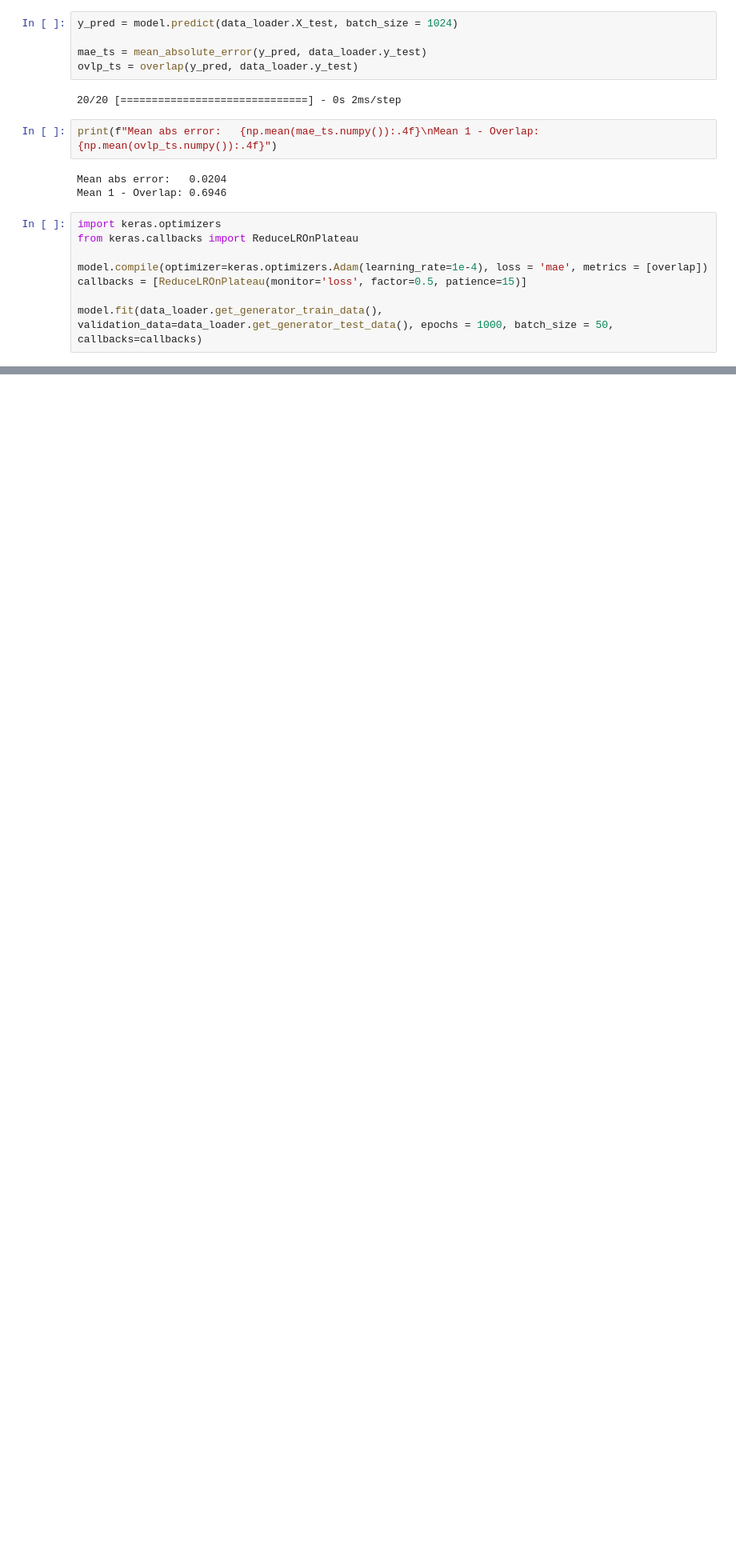
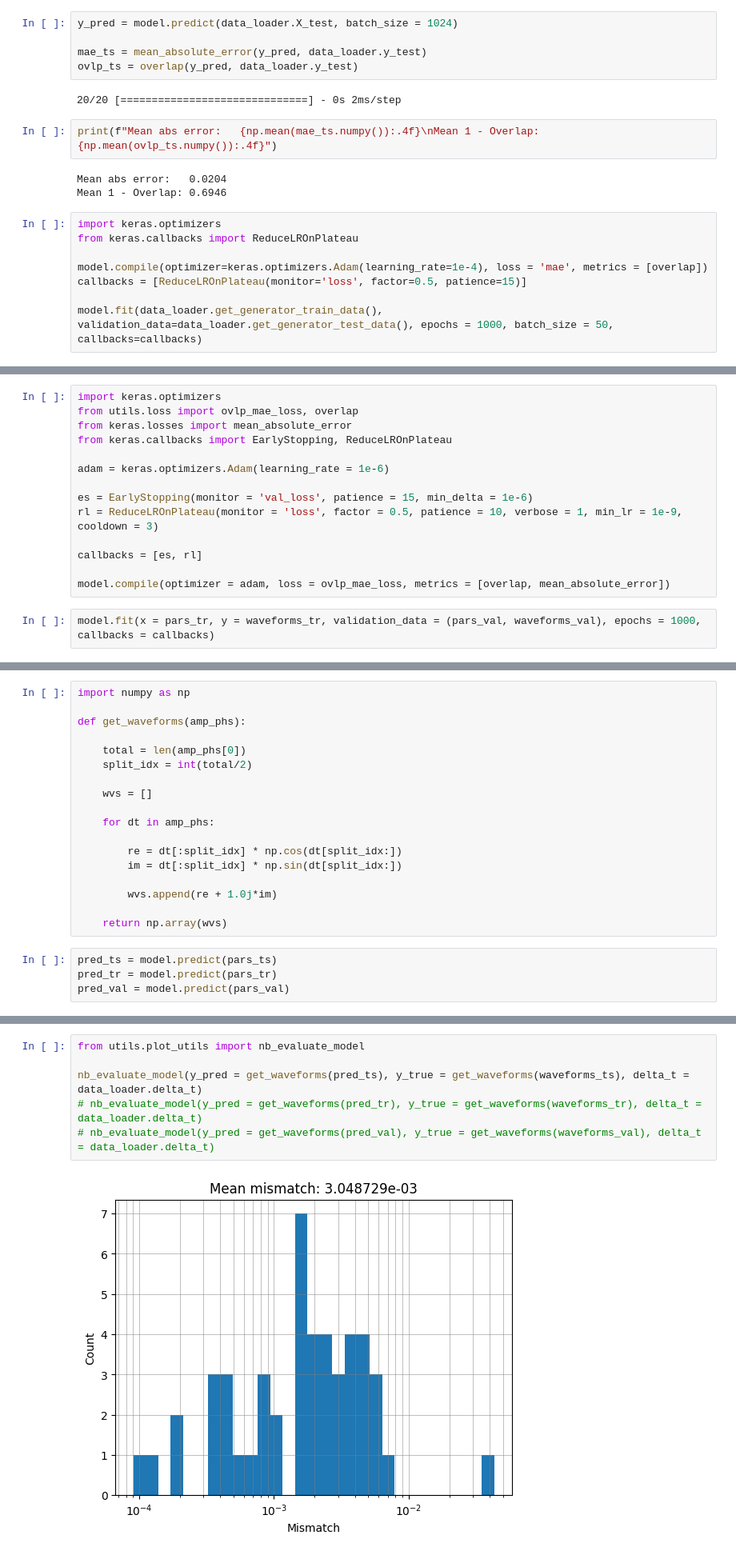
Before and after one commit to nivies/gw-waveform-dl-models, a Jupyter notebook: notes.ipynb, the cells around one changed output, grey strips where cells are left out. Shown at 80% size. Drawn from its saved outputs; the diff is of its cells as text; blank space fills up the shorter version.

```diff
--- a/notes.ipynb
+++ b/notes.ipynb
@@ -401,0 +494,16 @@ nb_evaluate_model(y_pred_ts, data_loader, data_loader.delta_t)
+# %%
+import keras.optimizers
+from utils.loss import ovlp_mae_loss, overlap
+from keras.losses import mean_absolute_error
+from keras.callbacks import EarlyStopping, ReduceLROnPlateau
+
+adam = keras.optimizers.Adam(learning_rate = 1e-6)
+
+es = EarlyStopping(monitor = 'val_loss', patience = 15, min_delta = 1e-6)
+rl = ReduceLROnPlateau(monitor = 'loss', factor = 0.5, patience = 10, verbose = 1, min_lr = 1e-9, cooldown = 3)
+
+callbacks = [es, rl]
+
+model.compile(optimizer = adam, loss = ovlp_mae_loss, metrics = [overlap, mean_absolute_error])
+# %%
+model.fit(x = pars_tr, y = waveforms_tr, validation_data = (pars_val, waveforms_val), epochs = 1000, callbacks = callbacks)
@@ -401,0 +529,22 @@ nb_evaluate_model(y_pred_ts, data_loader, data_loader.delta_t)
+# %%
+import numpy as np
+
+def get_waveforms(amp_phs):
+
+    total = len(amp_phs[0])
+    split_idx = int(total/2)
+
+    wvs = []
+
+    for dt in amp_phs:
+
+        re = dt[:split_idx] * np.cos(dt[split_idx:])
+        im = dt[:split_idx] * np.sin(dt[split_idx:])
+
+        wvs.append(re + 1.0j*im)
+
+    return np.array(wvs)
+# %%
+pred_ts = model.predict(pars_ts)
+pred_tr = model.predict(pars_tr)
+pred_val = model.predict(pars_val)
@@ -401,0 +555,8 @@ nb_evaluate_model(y_pred_ts, data_loader, data_loader.delta_t)
+# %%
+from utils.plot_utils import nb_evaluate_model
+
+nb_evaluate_model(y_pred = get_waveforms(pred_ts), y_true = get_waveforms(waveforms_ts), delta_t = data_loader.delta_t)
+# nb_evaluate_model(y_pred = get_waveforms(pred_tr), y_true = get_waveforms(waveforms_tr), delta_t = data_loader.delta_t)
+# nb_evaluate_model(y_pred = get_waveforms(pred_val), y_true = get_waveforms(waveforms_val), delta_t = data_loader.delta_t)
+# %% [output]
+[figure, added]
```
Also changed, not shown: parts of 54 cells of this notebook, 21 other files.
